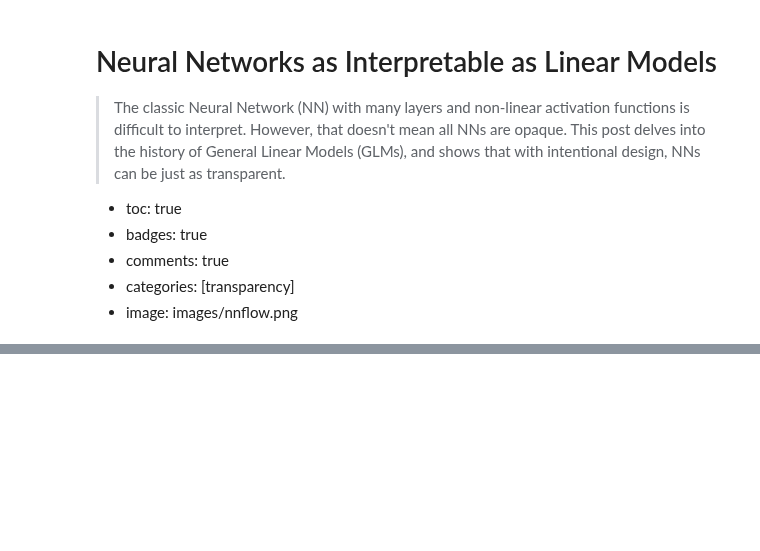
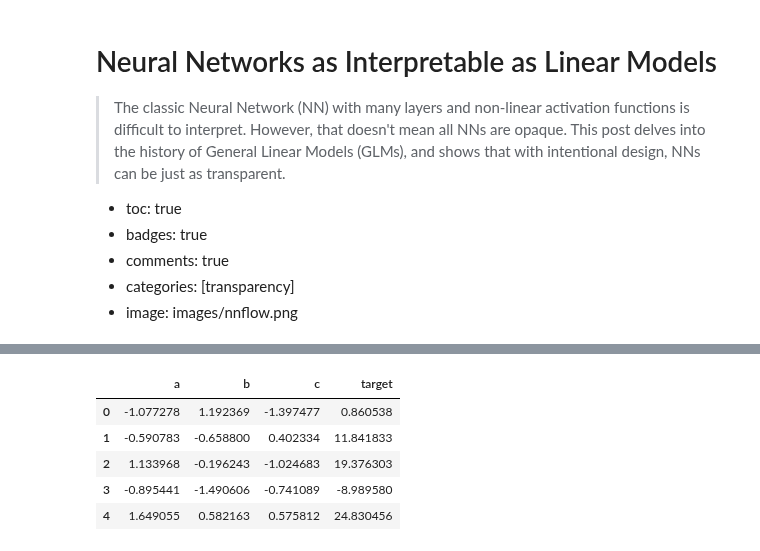
Before and after one commit to RyanSaxe/blog, a Jupyter notebook: _notebooks/2020-12-01-NAM.ipynb, the cells around one changed output, grey strips where cells are left out. Cells and saved outputs as stored; diff of their text form; code cells hidden in the pictures; blank space fills up the shorter version.

```diff
--- a/_notebooks/2020-12-01-NAM.ipynb
+++ b/_notebooks/2020-12-01-NAM.ipynb
@@ -19,29 +18,37 @@ import numpy as np
 # %%
 #set up parameters to generate 3 normally distributed columns
 columns = ['a','b','c']
 n_data = 100000
 mean = 0.0
 std = 1.0
 #create the dataset
 data = {
     col: np.random.normal(
         size=n_data, loc=mean, scale=std
     ) for col in columns
 }
 df = pd.DataFrame(data)
 #apply nonlinear transforms to the data
 functions = {
     'a': lambda x: 5 * (2 ** x),
     'b': lambda x: x**4 + x**3 - 10 * x**2 + x,
     'c': lambda x: 10 / ((abs(x) ** 0.5) + 1e-1),
 }
 for col in columns:
     df[f'{col}_transform'] = df[col].apply(functions[col])
 #set up a prediction task where the target is a composition of
 #    the nonlinear transforms, but the training data is the normally
 #    distributed data prior to being transformed
 X = df[[c for c in df.columns if not c.endswith('_transform')]]
 y = df[[c for c in df.columns if c.endswith('_transform')]].sum(1)
+X.assign(target=y).head()
+# %% [output]
+|  | a | b | c | target |
+| 0 | -1.077278 | 1.192369 | -1.397477 | 0.860538 |
+| 1 | -0.590783 | -0.658800 | 0.402334 | 11.841833 |
+| 2 | 1.133968 | -0.196243 | -1.024683 | 19.376303 |
+| 3 | -0.895441 | -1.490606 | -0.741089 | -8.989580 |
+| 4 | 1.649055 | 0.582163 | 0.575812 | 24.830456 |
 # %%
 #define a simple softplus multi-layer perceptron
 class MLP(tf.keras.Model):
```
Also changed, not shown: parts of 6 cells of this notebook.
